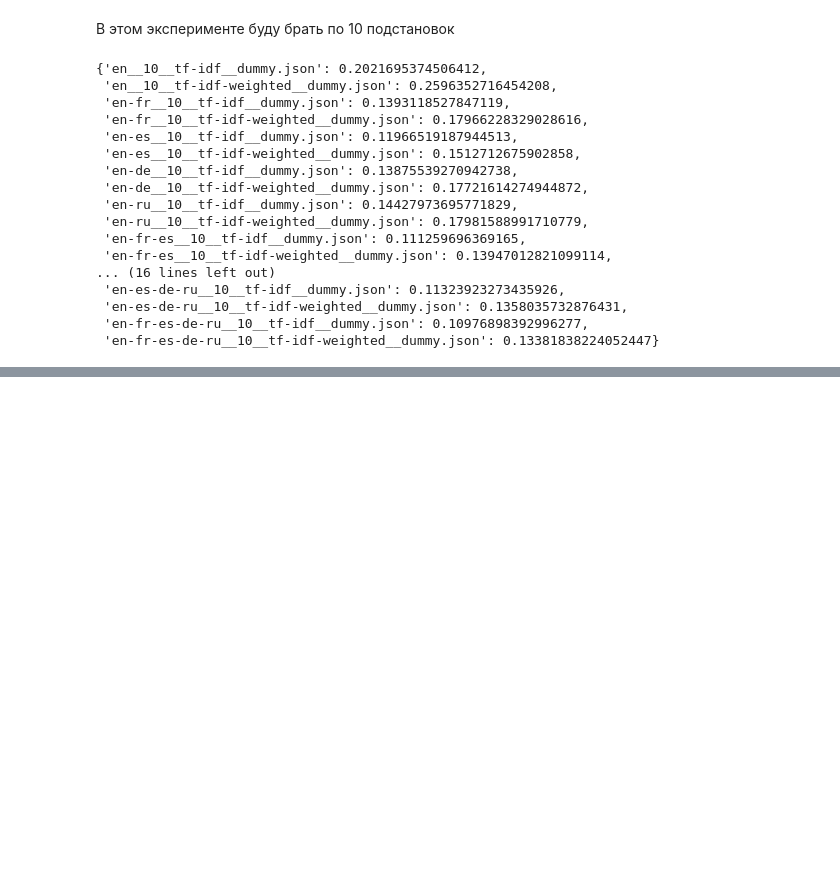
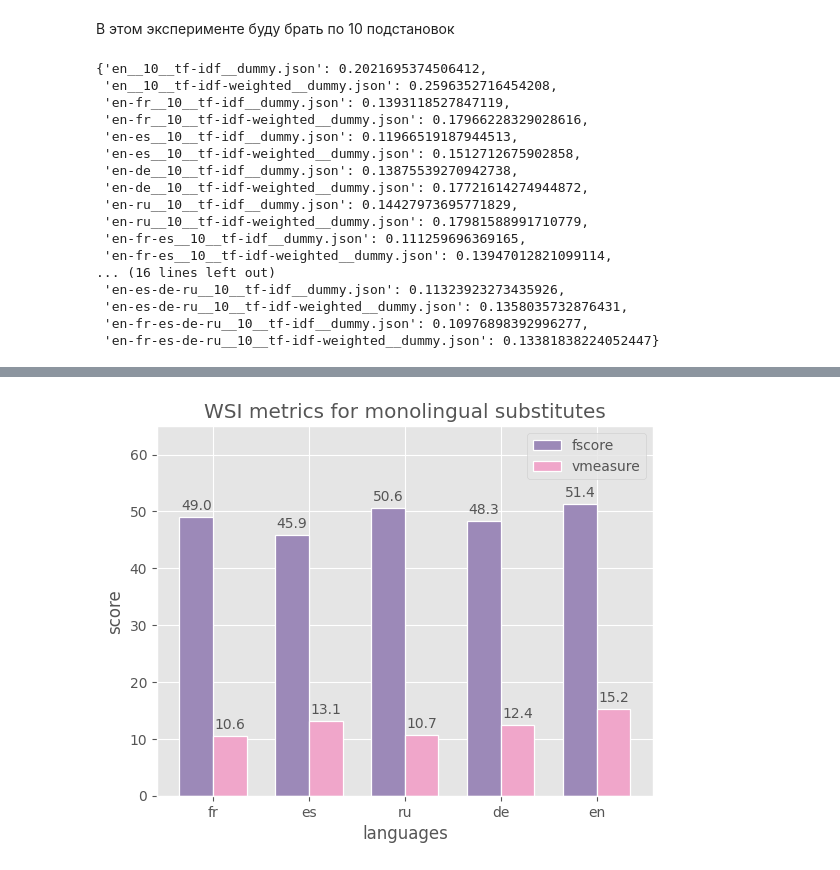
Before and after one commit to vknyazkova/Multilinguial_Substitutes_WSI, a Jupyter notebook: WSI_clusterization.ipynb, the cells around one changed output, grey strips where cells are left out. Drawn from its saved outputs; the diff is of its cells as text; code cells hidden in the pictures; blank space fills up the shorter version.

Commit message:
add visualization

```diff
--- a/WSI_clusterization.ipynb
+++ b/WSI_clusterization.ipynb
@@ -317,0 +418,5 @@ exp3_metrics.to_csv(Path(cluter_results_folder, 'exp_lang_combinations.csv'))
+# %%
+exp4_metrics = pd.read_csv(Path(cluter_results_folder, 'exp_lang_comparison.csv'))
+exp4_metrics[['langs', 'n_subst', 'vectorizer', 'contextulized']] = exp4_metrics['Unnamed: 0'].str.split(pat='__', expand=True)
+exp4_metrics['n_langs'] = exp4_metrics['langs'].str.split(pat='-').apply(len)
+exp4_metrics.drop(columns=['Unnamed: 0'], inplace=True)
@@ -317,0 +434,6 @@ exp3_metrics.to_csv(Path(cluter_results_folder, 'exp_lang_combinations.csv'))
+# %%
+import matplotlib.pyplot as plt
+plt.style.use('ggplot')
+# %%
+lang_subst = exp4_metrics[exp4_metrics.vectorizer == 'tf-idf-weighted'].sort_values(by=['(fs * vm) ** 0.5'])
+lang_subst
@@ -317,0 +447,28 @@ exp3_metrics.to_csv(Path(cluter_results_folder, 'exp_lang_combinations.csv'))
+# %%
+fig, ax = plt.subplots()
+
+barWidth = 0.35
+
+r1 = np.arange(len(lang_subst.langs))
+r2 = [x + barWidth for x in r1]
+
+b1 = ax.bar(r1, lang_subst.fscore, width=barWidth, edgecolor="white", linewidth=0.9, color='#9c89b8', label='fscore')
+ax.bar_label(b1, labels=lang_subst.fscore.round(1), padding=3, color='#555555')
+
+b2 = ax.bar(r2, lang_subst.vmeasure, width=barWidth, edgecolor="white", linewidth=0.9, color='#f0a6ca', label='vmeasure')
+ax.bar_label(b2, labels=lang_subst.vmeasure.round(1), padding=3, color='#555555')
+
+ax.grid(visible=True)
+ax.set_ylim(top=65)
+
+ax.set_xlabel('languages')
+ax.set_ylabel('score')
+ax.set_title('WSI metrics for monolingual substitutes', fontdict={'color': '#555555'})
+
+# Add xticks on the middle of the group bars
+ax.set_xticks([r + barWidth / 2 for r in range(len(lang_subst.langs))], lang_subst.langs)
+ax.legend(labelcolor='#555555')
+
+plt.show()
+# %% [output]
+[figure, added]
```
Also changed, not shown: parts of 28 cells of this notebook.
